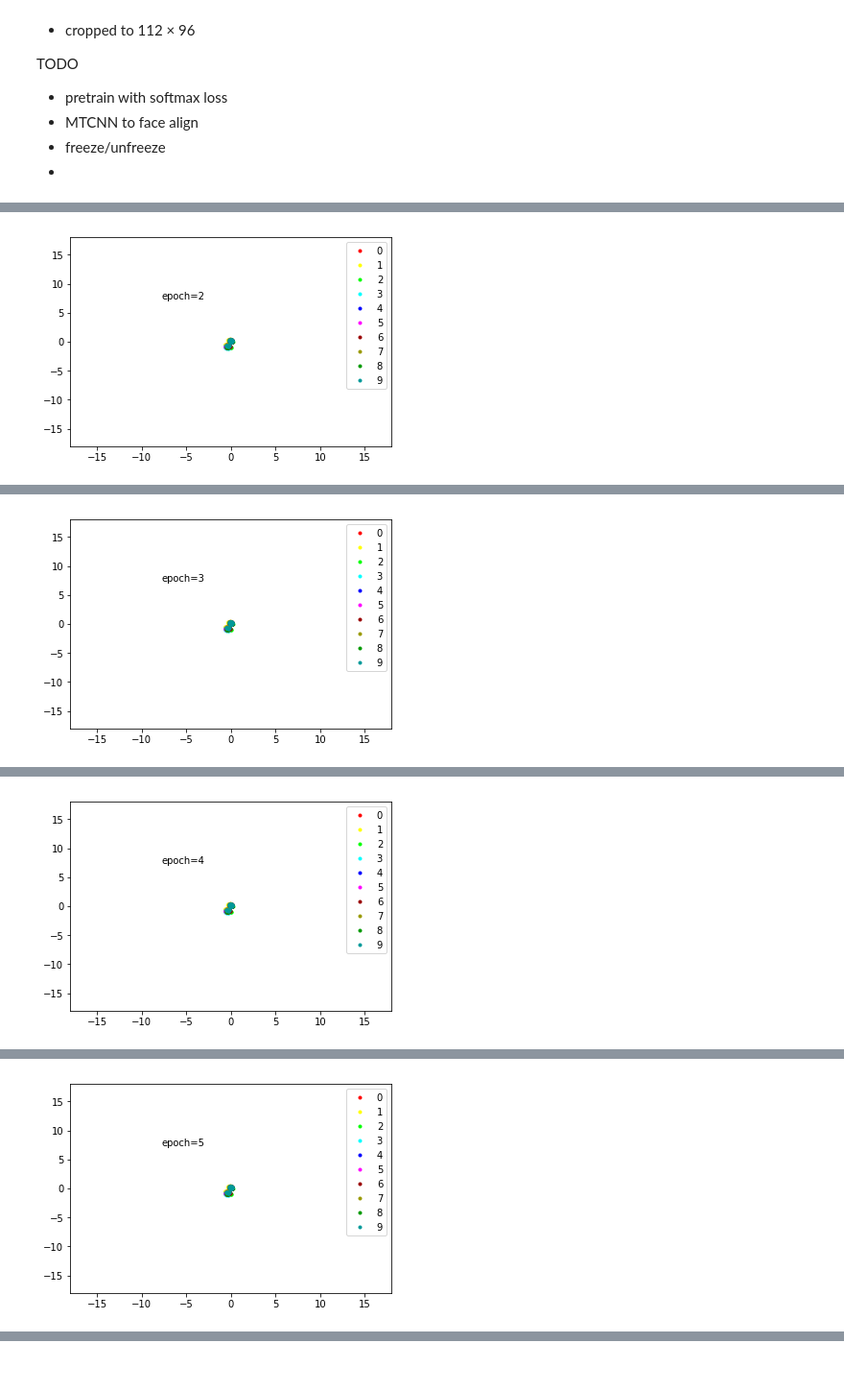
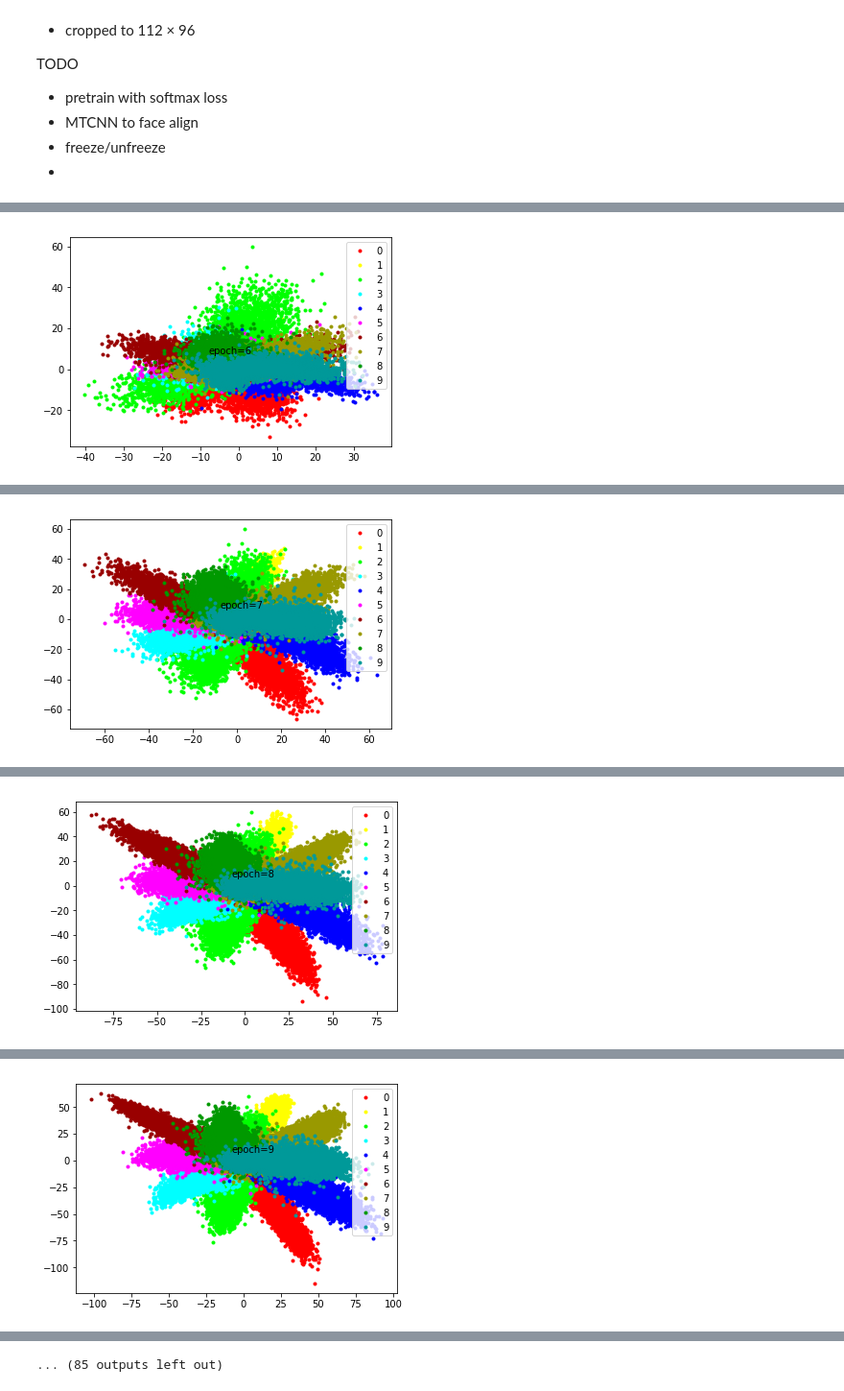
Before and after one commit to exitudio/research-ai, a Jupyter notebook: experiment/one-shot-learning/3. Center Loss.ipynb, the cells around one changed output, grey strips where cells are left out. Shown at 96% size. Saved outputs shown, nothing was run; the diff lists cells and outputs as text; code cells hidden in the pictures.

```diff
--- a/experiment/one-shot-learning/3. Center Loss.ipynb
+++ b/experiment/one-shot-learning/3. Center Loss.ipynb
@@ -44,18 +46,14 @@ class TestDataset(Dataset):
 transform_train = transforms.Compose([
 #                                    transforms.RandomAffine(15, scale=(.9,1.2)), # TODO add me
                                    transforms.ToTensor(),
-                                   transforms.Normalize((0.5,), (1,))
+                                   transforms.Normalize((0.1307,), (0.3081,))
                                ])
 transform_test = transforms.Compose([
                                    transforms.ToTensor(),
                                    transforms.Normalize((0.5,), (1,))
                                ])
-dataset_train = TestDataset( # TODO remove Test data
-                    datasets.MNIST(root='../../data/', train=True, download=True, transform=transform_train),
-                    500)
-dataset_test = TestDataset( # TODO remove Test data
-                    datasets.MNIST(root='../../data/', train=True, download=True, transform=transform_test),
-                    500)
+dataset_train = datasets.MNIST(root='../../data/', train=True, download=True, transform=transform_train)
+dataset_test = datasets.MNIST(root='../../data/', train=False, download=True, transform=transform_test)
 data_loader_train = DataLoader(dataset_train, batch_size=128, shuffle=True, num_workers=8)
 data_loader_test = DataLoader(dataset_test, batch_size=128, shuffle=True, num_workers=8)
 # %%
@@ -93,8 +125,8 @@ def visualize(vectors_embedding, target, epoch):
     for i in range(10):
         plt.plot(vectors_embedding[target == i, 0], vectors_embedding[target == i, 1], '.', c=c[i])
     plt.legend(['0', '1', '2', '3', '4', '5', '6', '7', '8', '9'], loc = 'upper right')
-    plt.xlim(xmin=-18,xmax=18)
-    plt.ylim(ymin=-18,ymax=18)
+#     plt.xlim(xmin=-80,xmax=80)
+#     plt.ylim(ymin=-80,ymax=80)
     plt.text(-7.8,7.3,"epoch=%d" % epoch)
 #     plt.savefig('./images/epoch=%d.jpg' % epoch)
     plt.draw()
@@ -117,14 +149,14 @@ class Plottracker(Callback):
         visualize(vectors_embedding.data.cpu().numpy(), targets.data.cpu().numpy(), self.epoch)
 # %%
 plottracker = Plottracker()
-center_loss = CenterLoss(10, 2)
+center_loss = CenterLoss(10, 2).to(device)
 def model_loss_func(input_data, model, phase):
     input, target = input_data
     output, vector_embedding = model(input)
     plottracker.add(target, vector_embedding)
 
     # Loss
-    loss = F.cross_entropy(output, target) + 0.1*center_loss(target, vector_embedding)
+    loss = F.cross_entropy(output, target) #+ 0.01*center_loss(target, vector_embedding)
     return output, loss
 # %%
 ###### Learning Rate Finder ######
@@ -135,14 +167,14 @@ def model_loss_func(input_data, model, phase):
 # %%
 class CenterLossOptimHook(Callback):
     def __init__(self):
-        self.optim = torch.optim.SGD(center_loss.parameters(), lr=0.5)
+        self.optim = torch.optim.SGD(center_loss.parameters(), lr=0.05)
     def on_batch_end(self, phase, input_data, output, loss):
         if phase is 'train':
             self.optim.step()
             self.optim.zero_grad()
 # %%
-model = LeNet()
-learner = Learner(data_loader_train, data_loader_test, model)
-learner.fit(model_loss_func, 0.002, num_epochs=5, callbacks=[plottracker, CenterLossOptimHook()], is_run_test=False)
+model = Net() #LeNet()
+learner = Learner(model, data_loader_train)
+learner.fit(model_loss_func, 0.002, num_epochs=100, cycle=None, callbacks=[plottracker, CenterLossOptimHook()])
 # %% [output]
 ---- epoch:0 ------
@@ -153,2 +185,2 @@ learner.fit(model_loss_func, 0.002, num_epochs=5, callbacks=[plottracker, Center
-[figure, old version]
+[figure, new version]
 ---- epoch:2 ------
@@ -156,2 +188,2 @@ learner.fit(model_loss_func, 0.002, num_epochs=5, callbacks=[plottracker, Center
-[figure, old version]
+[figure, new version]
 ---- epoch:3 ------
@@ -159,2 +191,2 @@ learner.fit(model_loss_func, 0.002, num_epochs=5, callbacks=[plottracker, Center
-[figure, old version]
+[figure, new version]
 ---- epoch:4 ------
@@ -162 +194 @@ learner.fit(model_loss_func, 0.002, num_epochs=5, callbacks=[plottracker, Center
-[figure, old version]
+[figure, new version]
@@ -163,3 +198,4 @@ learner.fit(model_loss_func, 0.002, num_epochs=5, callbacks=[plottracker, Center
+... (85 outputs left out)
 # %%
 a = torch.tensor([[1,2],[3,4],[5,6]])
 a.new_empty((2,3)).fill_(100)
```
Also changed, not shown: parts of 4 cells of this notebook, 1 other file.
